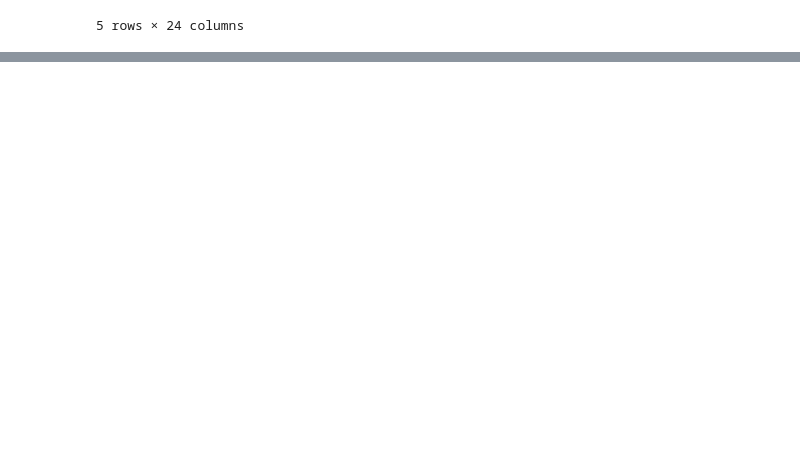
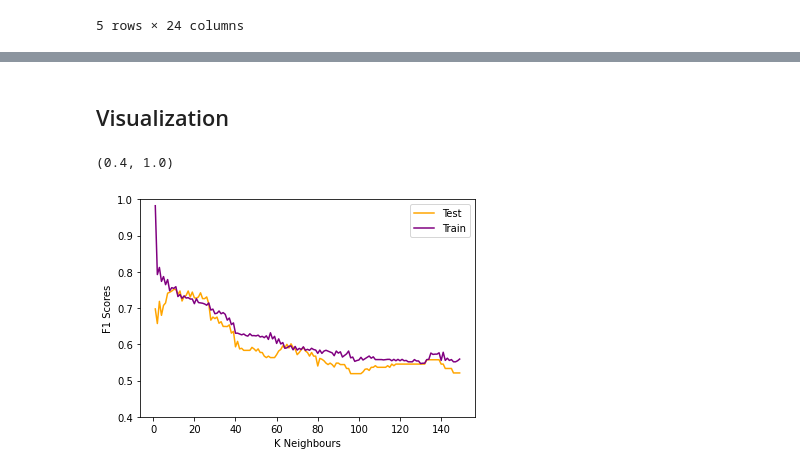
Before and after one commit to Neelam-Singhal/Model-Selection, a Jupyter notebook: modelselection.ipynb, the cells around one changed output, grey strips where cells are left out. Cells and saved outputs as stored; diff of their text form; code cells hidden in the pictures; blank space fills up the shorter version.

```diff
--- a/modelselection.ipynb
+++ b/modelselection.ipynb
@@ -62,0 +104,34 @@ train_X, test_X, train_y, test_y = train_test_split(X, y, random_state=2, strati
+# %%
+def F1score(K):
+    '''
+  Takes an input K consisting of a range of K values for KNN
+  Input:
+  K = list
+
+  Returns: lists containing F1 corresponding to every value of K
+  train_f1 = list of train f1 score corresponding K
+  test_f1  = list of test f1 score corresponding to K
+    '''
+      # initiating empty list
+    train_f1 = []
+    test_f1 = []
+
+      # training model for evey value of K
+    for i in K:
+        # Instance oh KNN
+        clf  = knn(n_neighbors = i)
+        clf.fit(train_X, train_y)
+        # Appending F1 scores to empty list claculated using the predictions
+        tmp = clf.predict(train_X)
+        tmp = f1_score(tmp,train_y)
+        train_f1.append(tmp)
+
+        tmp = clf.predict(test_X)
+        tmp = f1_score(tmp,test_y)
+        test_f1.append(tmp)
+
+    return train_f1, test_f1
+# %%
+k = range(1, 150)
+# %%
+train_f1, test_f1 = F1score(k)
@@ -62,0 +141,12 @@ train_X, test_X, train_y, test_y = train_test_split(X, y, random_state=2, strati
+# %% [markdown]
+## Visualization
+# %%
+plt.plot(k, test_f1, color="orange", label="Test")
+plt.plot(k, train_f1, color="purple", label="Train")
+plt.xlabel("K Neighbours")
+plt.ylabel("F1 Scores")
+plt.legend()
+plt.ylim(0.4, 1)
+# %% [output]
+(0.4, 1.0)
+[figure, added]
```
Also changed, not shown: parts of 15 cells of this notebook.
